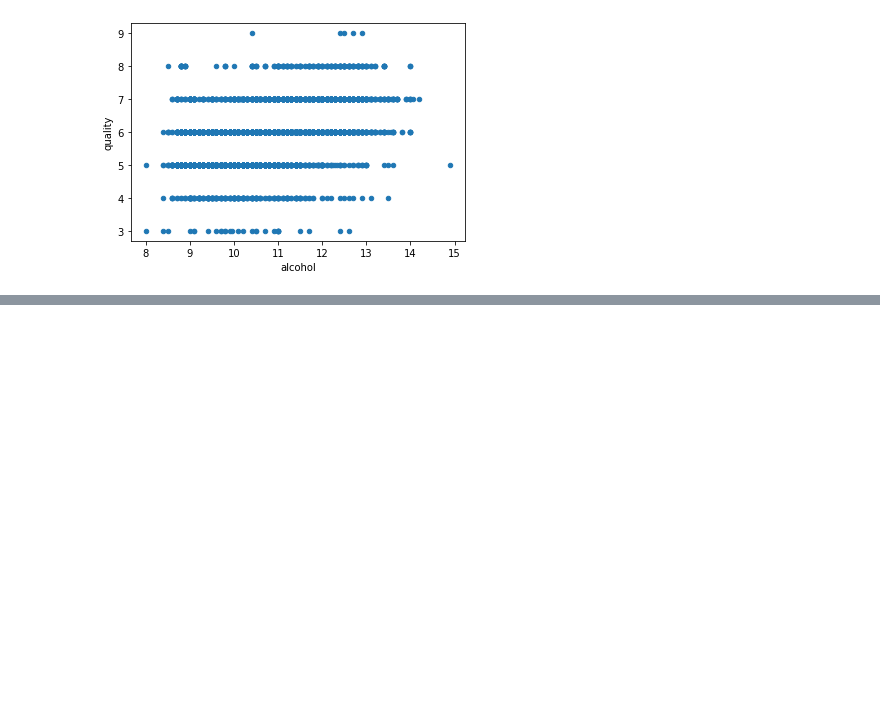
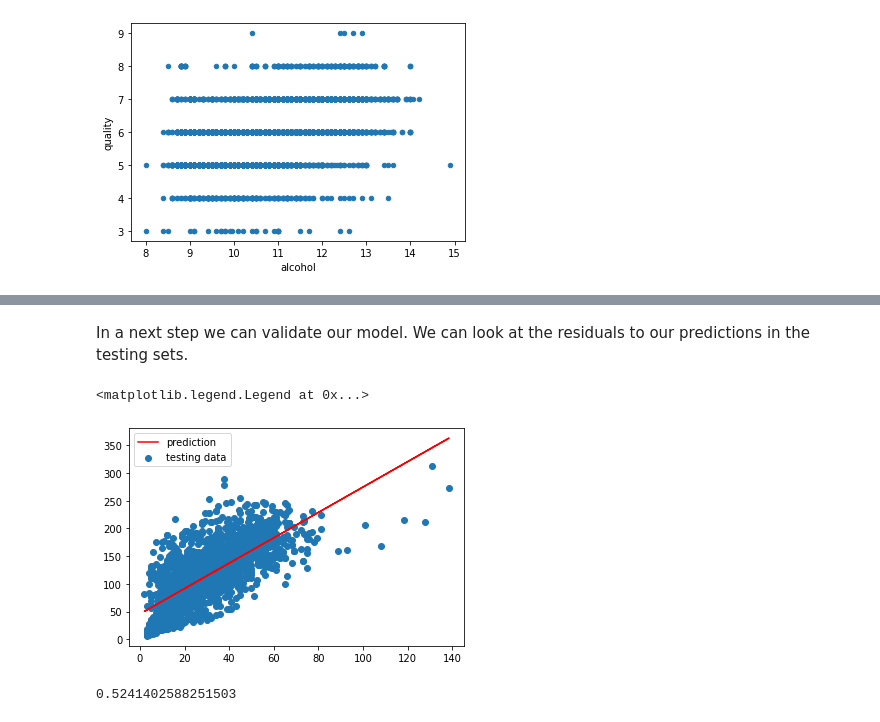
Before and after one commit to udicr/PyEx, a Jupyter notebook: notebooks/DataScience.ipynb, the cells around one changed output, grey strips where cells are left out. Saved outputs shown, nothing was run; the diff lists cells and outputs as text; code cells hidden in the pictures; blank space fills up the shorter version.

```diff
--- a/notebooks/DataScience.ipynb
+++ b/notebooks/DataScience.ipynb
@@ -161,0 +187,14 @@ Reshape your data either using array.reshape(-1, 1) if your data has a single fe
+# %% [markdown]
+In a next step we can validate our model. We can look at the residuals to our predictions in the testing sets.
+# %%
+Y_test_predicted = model.predict(X_test)
+plt.scatter(X_test,Y_test,label='testing data')
+plt.plot(X_test,Y_test_predicted,color='r',label='prediction')
+plt.legend()
+# %% [output]
+<matplotlib.legend.Legend at 0x...>
+[figure, added]
+# %%
+model.score(X_test,Y_test)
+# %% [output]
+0.5241402588251503
```
Also changed, not shown: parts of 5 cells of this notebook.
